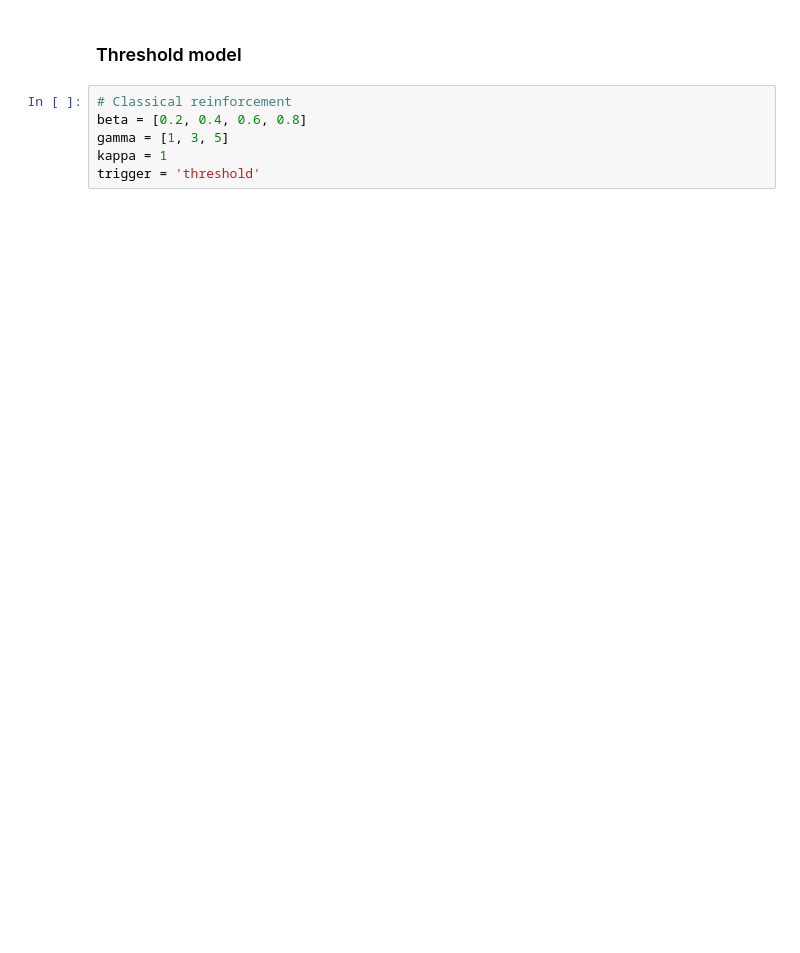
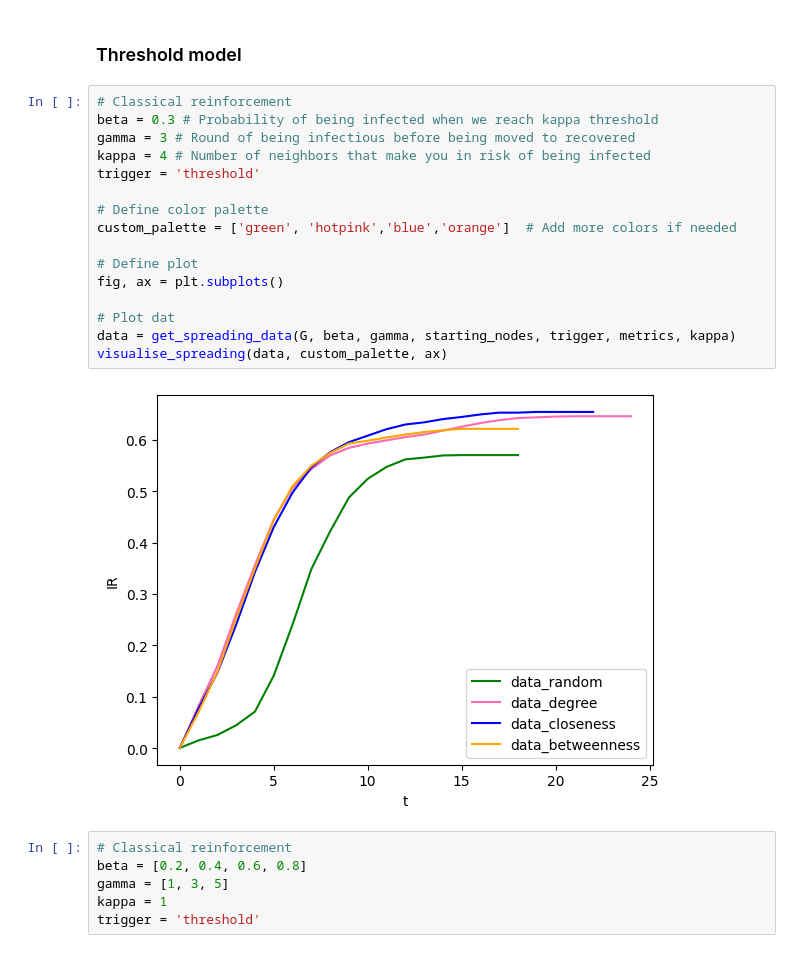
Before and after one commit to IdaUgilt/NA_project_facebook_friendships, a Jupyter notebook: indetify_key_employees.ipynb, the cells around one changed output. Cells and saved outputs as stored; diff of their text form; blank space fills up the shorter version.

```diff
--- a/indetify_key_employees.ipynb
+++ b/indetify_key_employees.ipynb
@@ -75,5 +123,23 @@ for i, g in enumerate(gamma):
 # %% [markdown]
 ### Threshold model
+# %%
+# Classical reinforcement
+beta = 0.3 # Probability of being infected when we reach kappa threshold
+gamma = 3 # Round of being infectious before being moved to recovered
+kappa = 4 # Number of neighbors that make you in risk of being infected
+trigger = 'threshold'
+
+# Define color palette
+custom_palette = ['green', 'hotpink','blue','orange']  # Add more colors if needed
+
+# Define plot
+fig, ax = plt.subplots()
+
+# Plot dat
+data = get_spreading_data(G, beta, gamma, starting_nodes, trigger, metrics, kappa)
+visualise_spreading(data, custom_palette, ax)
+# %% [output]
+[figure, added]
 # %%
 # Classical reinforcement
 beta = [0.2, 0.4, 0.6, 0.8]
```
Also changed, not shown: parts of 21 cells of this notebook.
